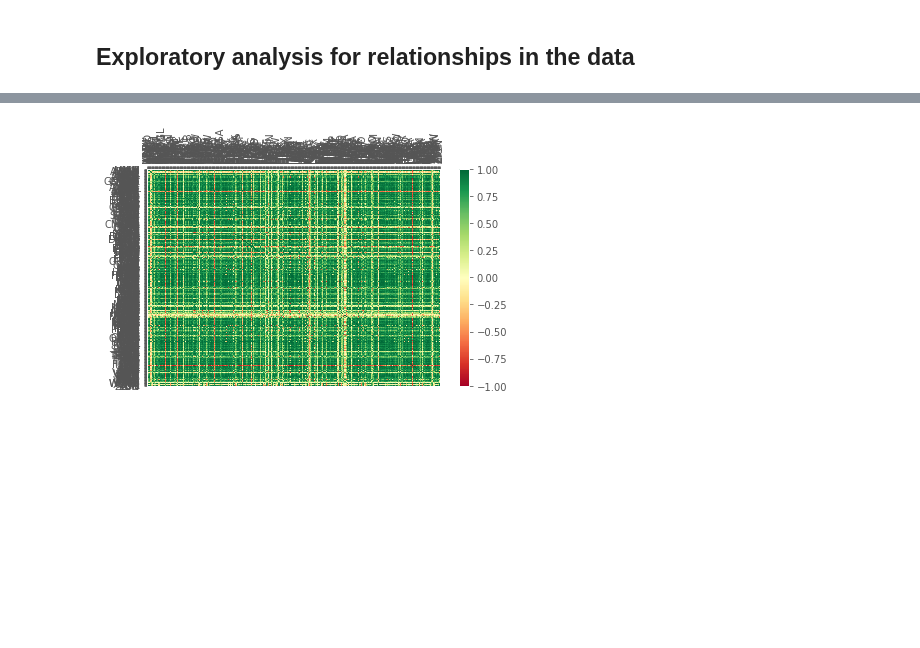
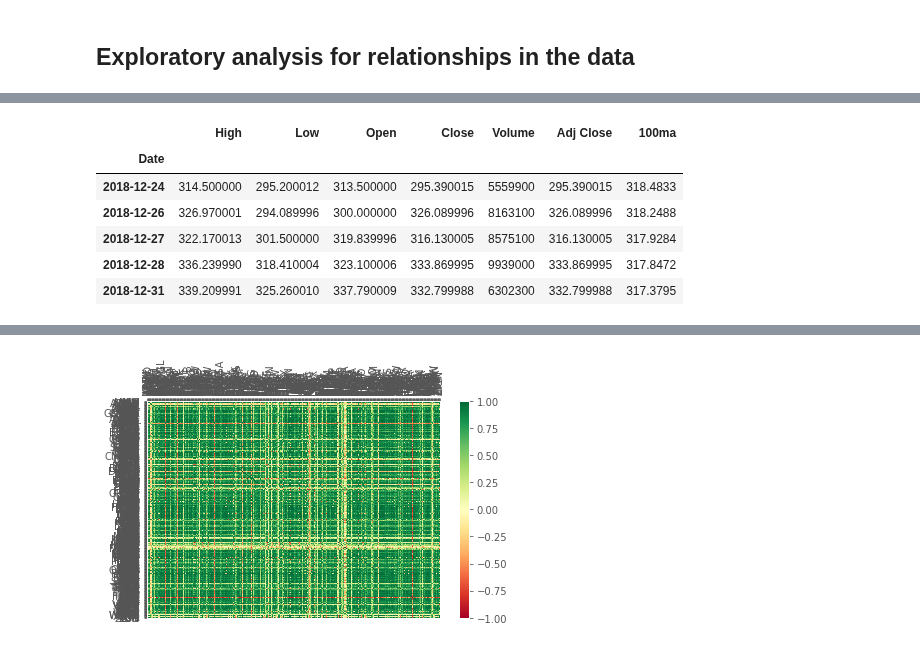
Before and after one commit to pugwala/FinancialExploratoryAnalysis, a Jupyter notebook: FinancialExploratoryAnalysis.ipynb, the cells around one changed output, grey strips where cells are left out. Saved outputs shown, nothing was run; the diff lists cells and outputs as text; code cells hidden in the pictures; blank space fills up the shorter version.

```diff
--- a/FinancialExploratoryAnalysis.ipynb
+++ b/FinancialExploratoryAnalysis.ipynb
@@ -107,0 +124,12 @@ def compile_data():
+# %%
+df['100ma'] = df['Adj Close'].rolling(window=100, min_periods=0).mean()
+#df.head()
+df.tail()
+# %% [output]
+|  | High | Low | Open | Close | Volume | Adj Close | 100ma |
+| Date |  |  |  |  |  |  |  |
+| 2018-12-24 | 314.500000 | 295.200012 | 313.500000 | 295.390015 | 5559900 | 295.390015 | 318.4833 |
+| 2018-12-26 | 326.970001 | 294.089996 | 300.000000 | 326.089996 | 8163100 | 326.089996 | 318.2488 |
+| 2018-12-27 | 322.170013 | 301.500000 | 319.839996 | 316.130005 | 8575100 | 316.130005 | 317.9284 |
+| 2018-12-28 | 336.239990 | 318.410004 | 323.100006 | 333.869995 | 9939000 | 333.869995 | 317.8472 |
+| 2018-12-31 | 339.209991 | 325.260010 | 337.790009 | 332.799988 | 6302300 | 332.799988 | 317.3795 |
```
Also changed, not shown: parts of 6 cells of this notebook, 1 other file.
